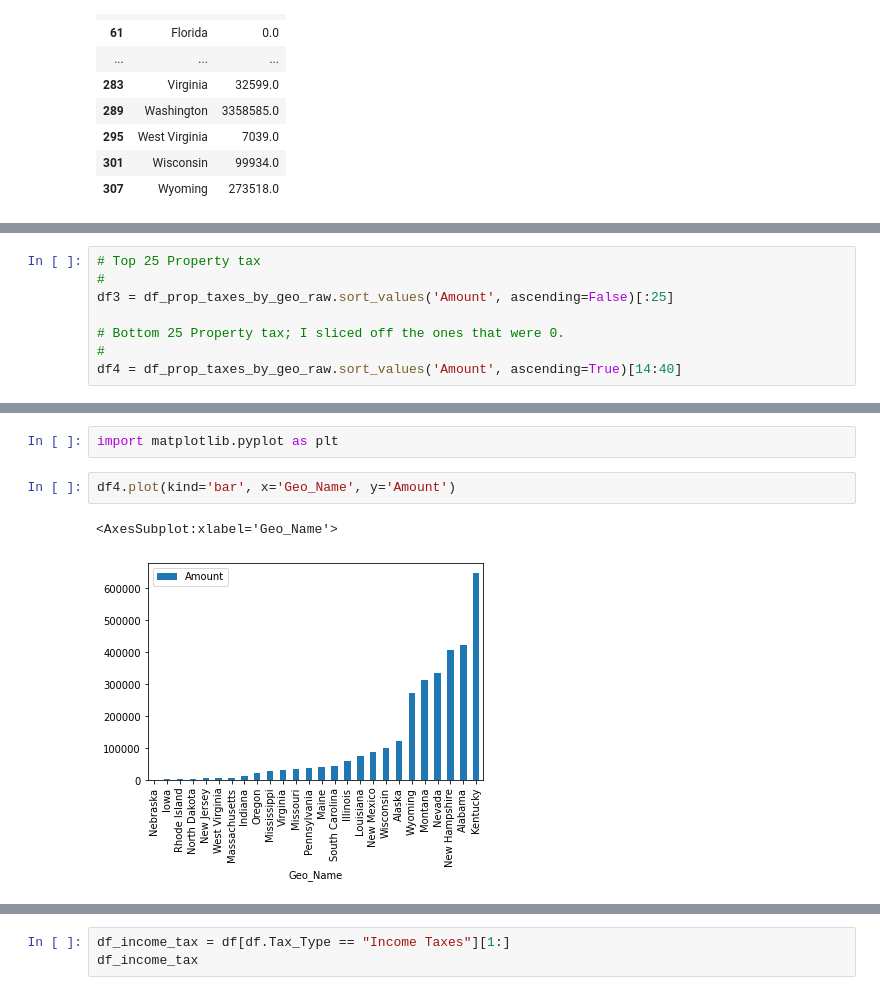
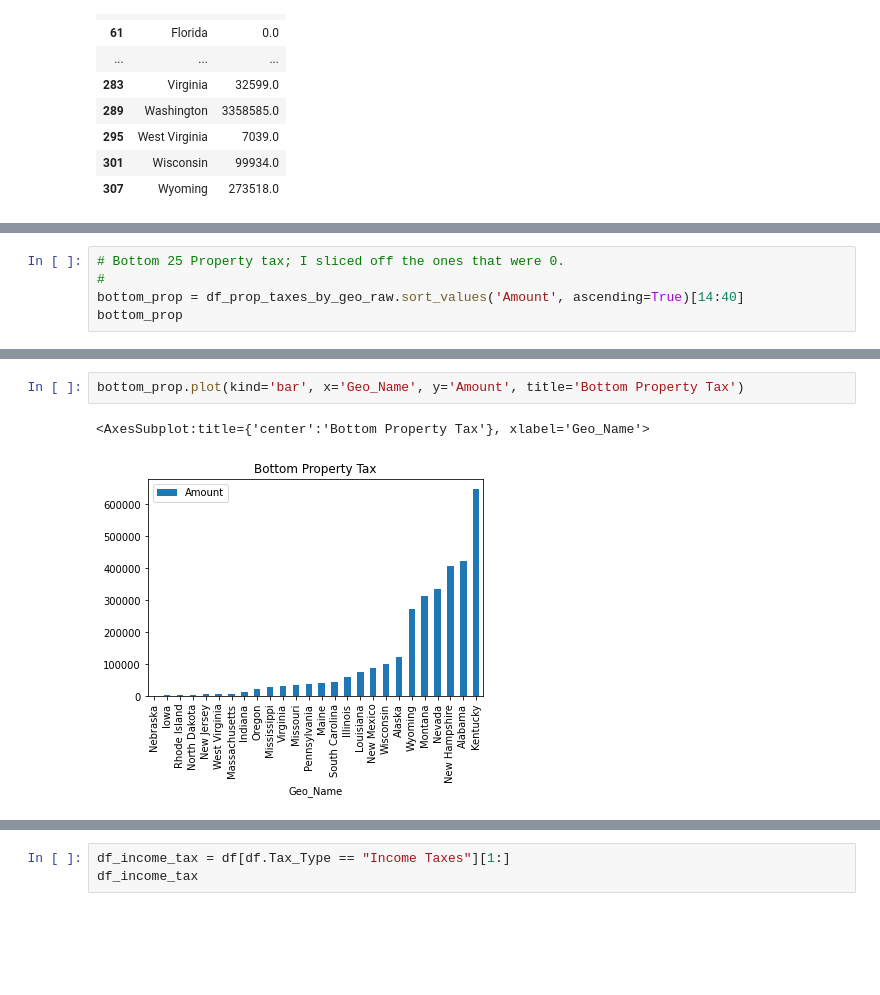
Before and after one commit to dperique/pandas_examples, a Jupyter notebook: us_property_and_income_tax.ipynb, the cells around one changed output, grey strips where cells are left out. Saved outputs shown, nothing was run; the diff lists cells and outputs as text; blank space fills up the shorter version.

Commit message:
Add chart titles and show data before chart

```diff
--- a/us_property_and_income_tax.ipynb
+++ b/us_property_and_income_tax.ipynb
@@ -124,8 +153,5 @@ df_prop_taxes_by_geo_raw
 # %%
-# Top 25 Property tax
-#
-df3 = df_prop_taxes_by_geo_raw.sort_values('Amount', ascending=False)[:25]
-
 # Bottom 25 Property tax; I sliced off the ones that were 0.
 #
-df4 = df_prop_taxes_by_geo_raw.sort_values('Amount', ascending=True)[14:40]
+bottom_prop = df_prop_taxes_by_geo_raw.sort_values('Amount', ascending=True)[14:40]
+bottom_prop
@@ -132,7 +176,5 @@ df4 = df_prop_taxes_by_geo_raw.sort_values('Amount', ascending=True)[14:40]
-# %%
-import matplotlib.pyplot as plt
 # %%
-df4.plot(kind='bar', x='Geo_Name', y='Amount')
+bottom_prop.plot(kind='bar', x='Geo_Name', y='Amount', title='Bottom Property Tax')
 # %% [output]
-<AxesSubplot:xlabel='Geo_Name'>
+<AxesSubplot:title={'center':'Bottom Property Tax'}, xlabel='Geo_Name'>
-[figure, old version]
+[figure, new version]
```
Also changed, not shown: parts of 12 cells of this notebook.
